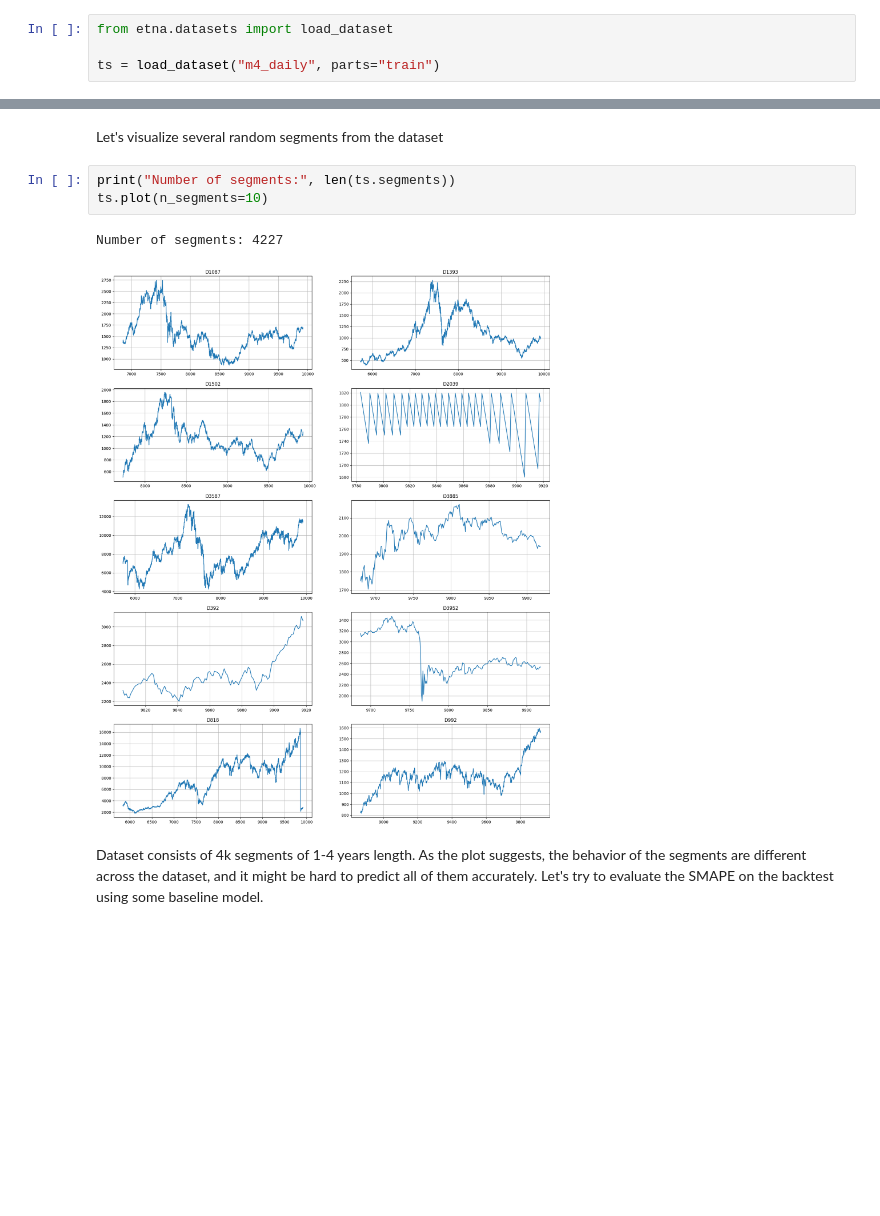
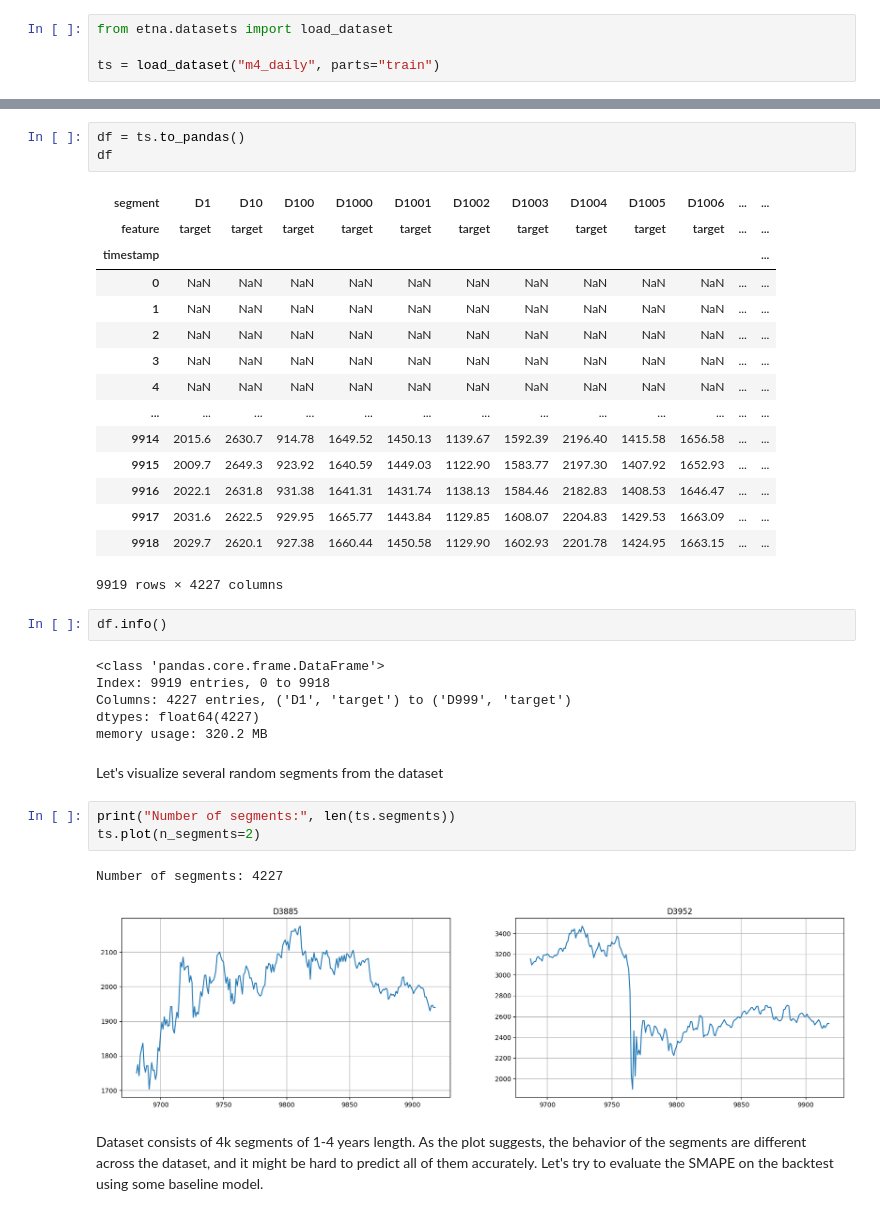
Before and after one commit to MinyaevAndrey/etna, a Jupyter notebook: examples/305-classification.ipynb, the cells around one changed output, grey strips where cells are left out. Drawn from its saved outputs; the diff is of its cells as text; blank space fills up the shorter version.

```diff
--- a/examples/305-classification.ipynb
+++ b/examples/305-classification.ipynb
@@ -282,11 +300,38 @@ ts = load_dataset("m4_daily", parts="train")
+# %%
+df = ts.to_pandas()
+df
+# %% [output]
+| segment | D1 | D10 | D100 | D1000 | D1001 | D1002 | D1003 | D1004 | D1005 | D1006 | ... | ... |
+| feature | target | target | target | target | target | target | target | target | target | target | ... | ... |
+| timestamp |  |  |  |  |  |  |  |  |  |  |  | ... |
+| 0 | NaN | NaN | NaN | NaN | NaN | NaN | NaN | NaN | NaN | NaN | ... | ... |
+| 1 | NaN | NaN | NaN | NaN | NaN | NaN | NaN | NaN | NaN | NaN | ... | ... |
+| 2 | NaN | NaN | NaN | NaN | NaN | NaN | NaN | NaN | NaN | NaN | ... | ... |
+| 3 | NaN | NaN | NaN | NaN | NaN | NaN | NaN | NaN | NaN | NaN | ... | ... |
+| 4 | NaN | NaN | NaN | NaN | NaN | NaN | NaN | NaN | NaN | NaN | ... | ... |
+| ... | ... | ... | ... | ... | ... | ... | ... | ... | ... | ... | ... | ... |
+| 9914 | 2015.6 | 2630.7 | 914.78 | 1649.52 | 1450.13 | 1139.67 | 1592.39 | 2196.40 | 1415.58 | 1656.58 | ... | ... |
+| 9915 | 2009.7 | 2649.3 | 923.92 | 1640.59 | 1449.03 | 1122.90 | 1583.77 | 2197.30 | 1407.92 | 1652.93 | ... | ... |
+| 9916 | 2022.1 | 2631.8 | 931.38 | 1641.31 | 1431.74 | 1138.13 | 1584.46 | 2182.83 | 1408.53 | 1646.47 | ... | ... |
+| 9917 | 2031.6 | 2622.5 | 929.95 | 1665.77 | 1443.84 | 1129.85 | 1608.07 | 2204.83 | 1429.53 | 1663.09 | ... | ... |
+| 9918 | 2029.7 | 2620.1 | 927.38 | 1660.44 | 1450.58 | 1129.90 | 1602.93 | 2201.78 | 1424.95 | 1663.15 | ... | ... |
+9919 rows × 4227 columns
+# %%
+df.info()
+# %% [output]
+<class 'pandas.core.frame.DataFrame'>
+Index: 9919 entries, 0 to 9918
+Columns: 4227 entries, ('D1', 'target') to ('D999', 'target')
+dtypes: float64(4227)
+memory usage: 320.2 MB
 # %% [markdown]
 Let's visualize several random segments from the dataset
 # %%
 print("Number of segments:", len(ts.segments))
-ts.plot(n_segments=10)
+ts.plot(n_segments=2)
 # %% [output]
 Number of segments: 4227
-[figure, old version]
+[figure, new version]
 # %% [markdown]
 Dataset consists of 4k segments of 1-4 years length. As the plot suggests, the behavior of the segments are different across the dataset, and it might be hard to predict all of them accurately. Let's try to evaluate the SMAPE on the backtest using some baseline model.
 # %%
```
Also changed, not shown: parts of 4 cells of this notebook.
